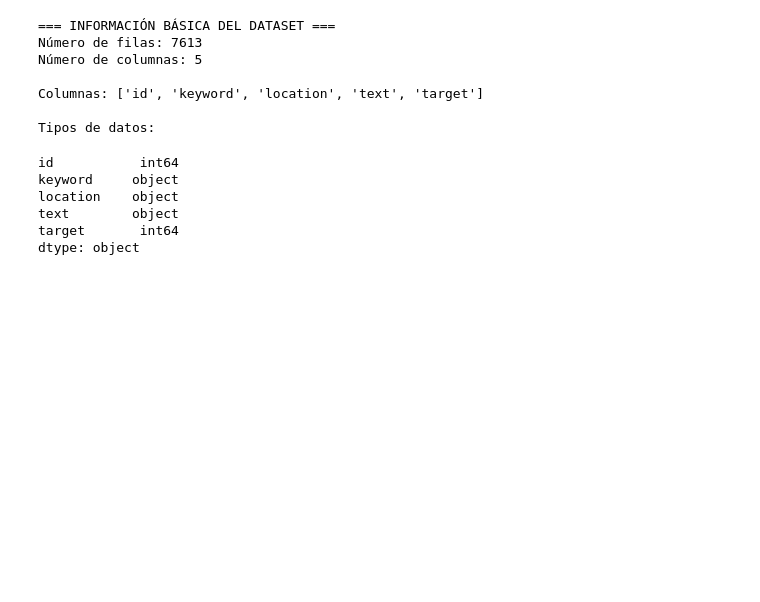
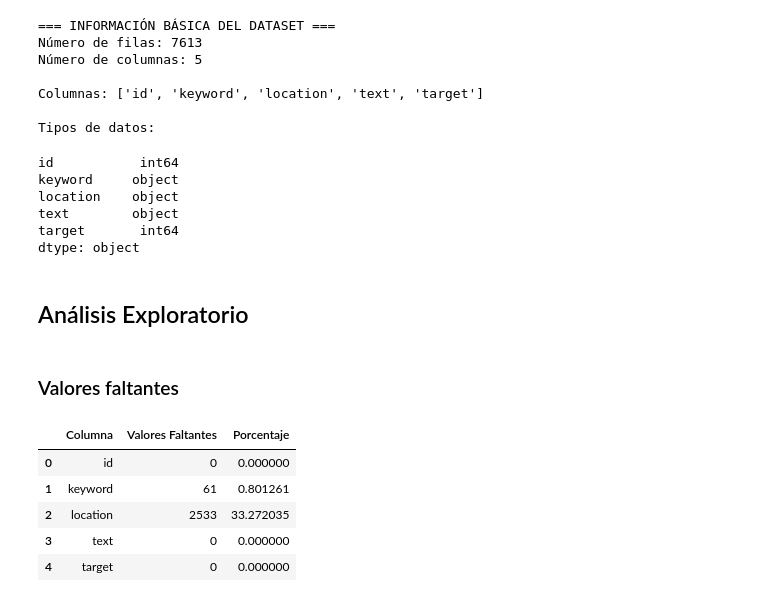
Before and after one commit to DanielRasho/DS-lab6, a Jupyter notebook: report.ipynb, the cells around one changed output. Cells and saved outputs as stored; diff of their text form; code cells hidden in the pictures; blank space fills up the shorter version.

```diff
--- a/report.ipynb
+++ b/report.ipynb
@@ -59,3 +59,24 @@ location    object
 text        object
 target       int64
 dtype: object
+# %% [markdown]
+## Análisis Exploratorio
+# %% [markdown]
+### Valores faltantes
+# %%
+missing_values = df_train.isnull().sum()
+missing_percent = (missing_values / len(df_train)) * 100
+
+missing_df = pd.DataFrame({
+    'Columna': missing_values.index,
+    'Valores Faltantes': missing_values.values,
+    'Porcentaje': missing_percent.values
+})
+missing_df
+# %% [output]
+|  | Columna | Valores Faltantes | Porcentaje |
+| 0 | id | 0 | 0.000000 |
+| 1 | keyword | 61 | 0.801261 |
+| 2 | location | 2533 | 33.272035 |
+| 3 | text | 0 | 0.000000 |
+| 4 | target | 0 | 0.000000 |
```
Also changed, not shown: parts of 3 cells of this notebook.
